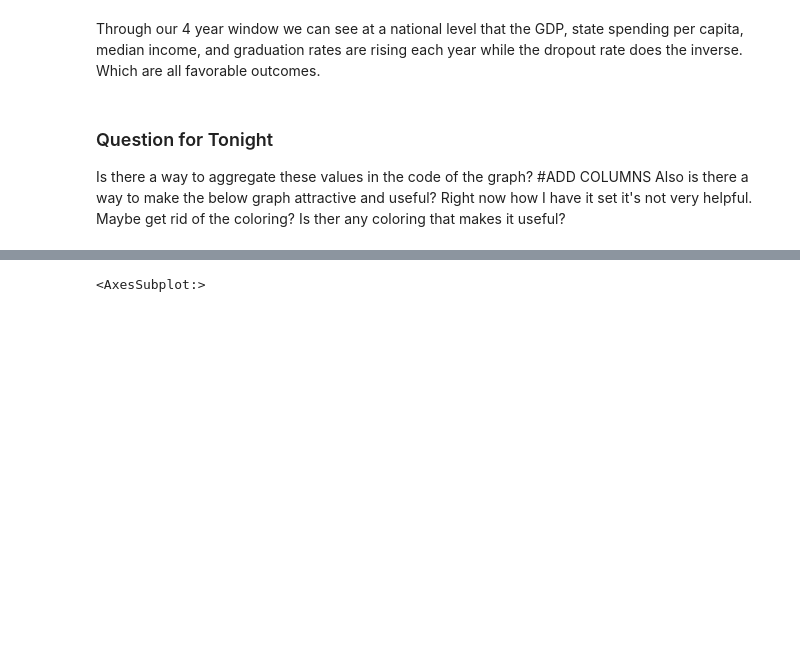
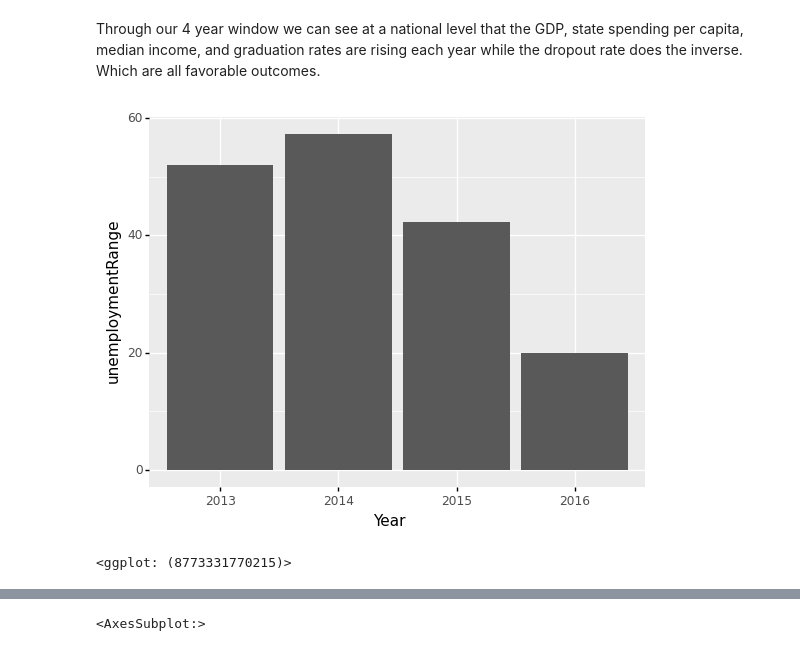
Before and after one commit to shayleelaura/Independent_Capstone, a Jupyter notebook: State Student Spending Case Study.ipynb, the cells around one changed output, grey strips where cells are left out. Saved outputs shown, nothing was run; the diff lists cells and outputs as text; code cells hidden in the pictures; blank space fills up the shorter version.

```diff
--- a/State Student Spending Case Study.ipynb
+++ b/State Student Spending Case Study.ipynb
@@ -885,7 +872,3 @@ print(ts_agg)
 19  2016  SpendPerCapita       1.702964
 # %% [markdown]
 Through our 4 year window we can see at a national level that the GDP, state spending per capita, median income, and graduation rates are rising each year while the dropout rate does the inverse. Which are all favorable outcomes.
-# %% [markdown]
-### Question for Tonight
-Is there a way to  aggregate these values in the code of the graph? #ADD COLUMNS
-Also is there a way to make the below graph attractive and useful? Right now how I have it set it's not very helpful. Maybe get rid of the coloring? Is ther any coloring that makes it useful?
@@ -891,0 +877,5 @@ Also is there a way to make the below graph attractive and useful? Right now how
+# %%
+ggplot(keyYears, aes(x ='Year', y = 'unemploymentRange')) + geom_bar(stat = 'identity')
+# %% [output]
+[figure, added]
+<ggplot: (8773331770215)>
```
Also changed, not shown: parts of 21 cells of this notebook.
